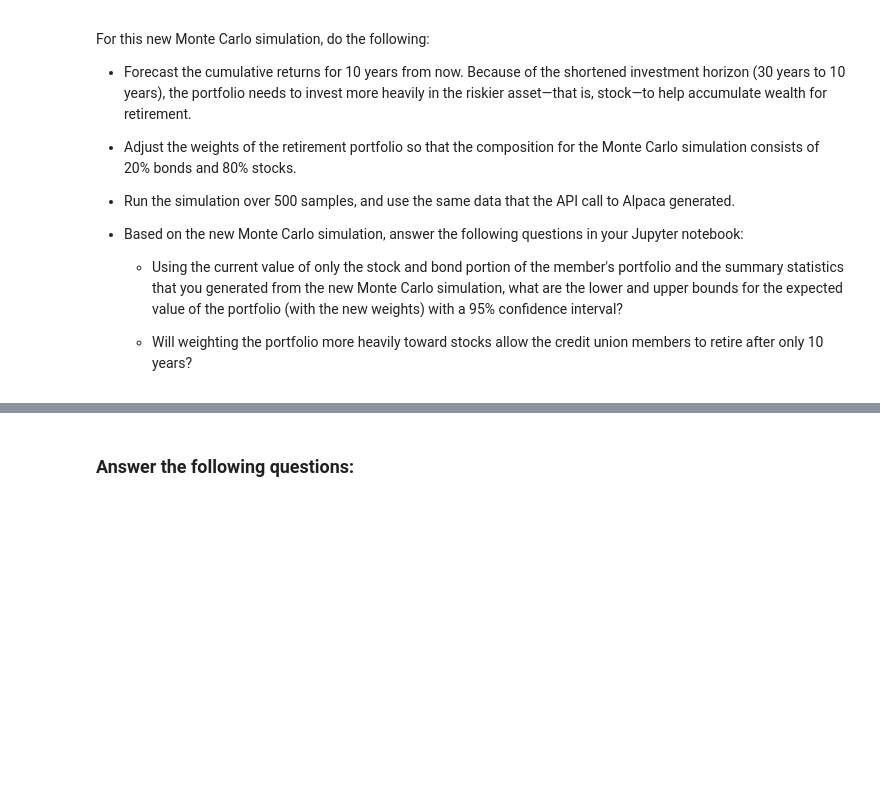
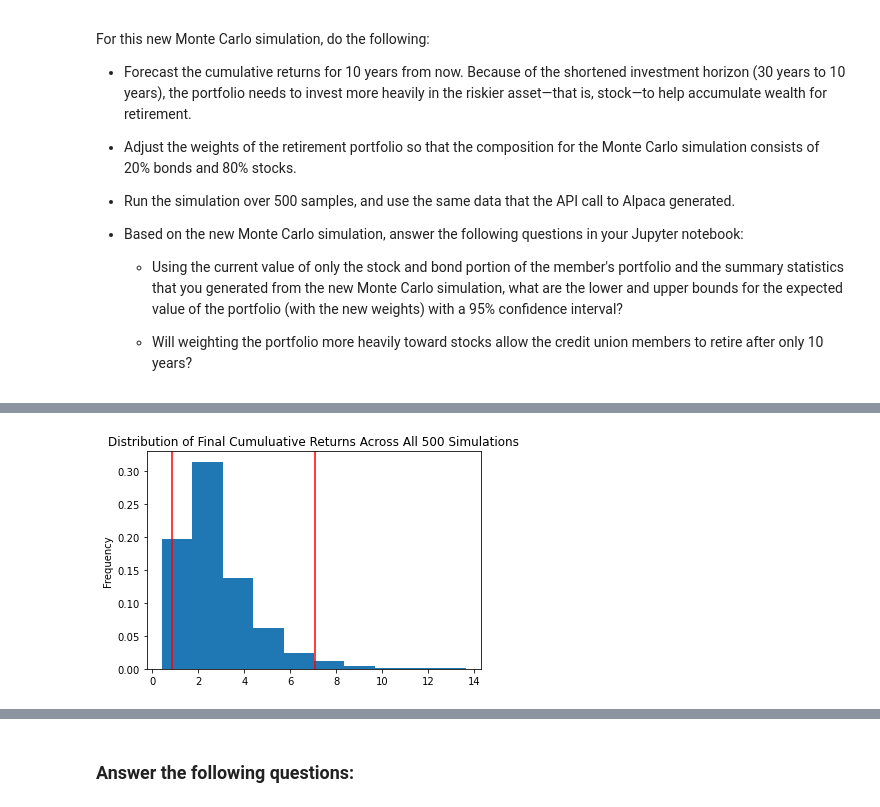
Before and after one commit to MaureenKC/Financial_Simulations_with_Api-Challenge, a Jupyter notebook: financial_planning_tools.ipynb, the cells around one changed output, grey strips where cells are left out. Cells and saved outputs as stored; diff of their text form; code cells hidden in the pictures; blank space fills up the shorter version.

```diff
--- a/financial_planning_tools.ipynb
+++ b/financial_planning_tools.ipynb
@@ -521,7 +714,9 @@ For this new Monte Carlo simulation, do the following:
 # %%
 # Visualize the probability distribution of the 10-year Monte Carlo simulation
 # by plotting a histogram
-# YOUR CODE HERE
+MC_ten_distribution_plot = MC_ten_year.plot_distribution()
+# %% [output]
+[figure, added]
 # %%
 # Generate summary statistics from the 10-year Monte Carlo simulation results
 # Save the results as a variable
```
Also changed, not shown: parts of 30 cells of this notebook, 1 other file.
